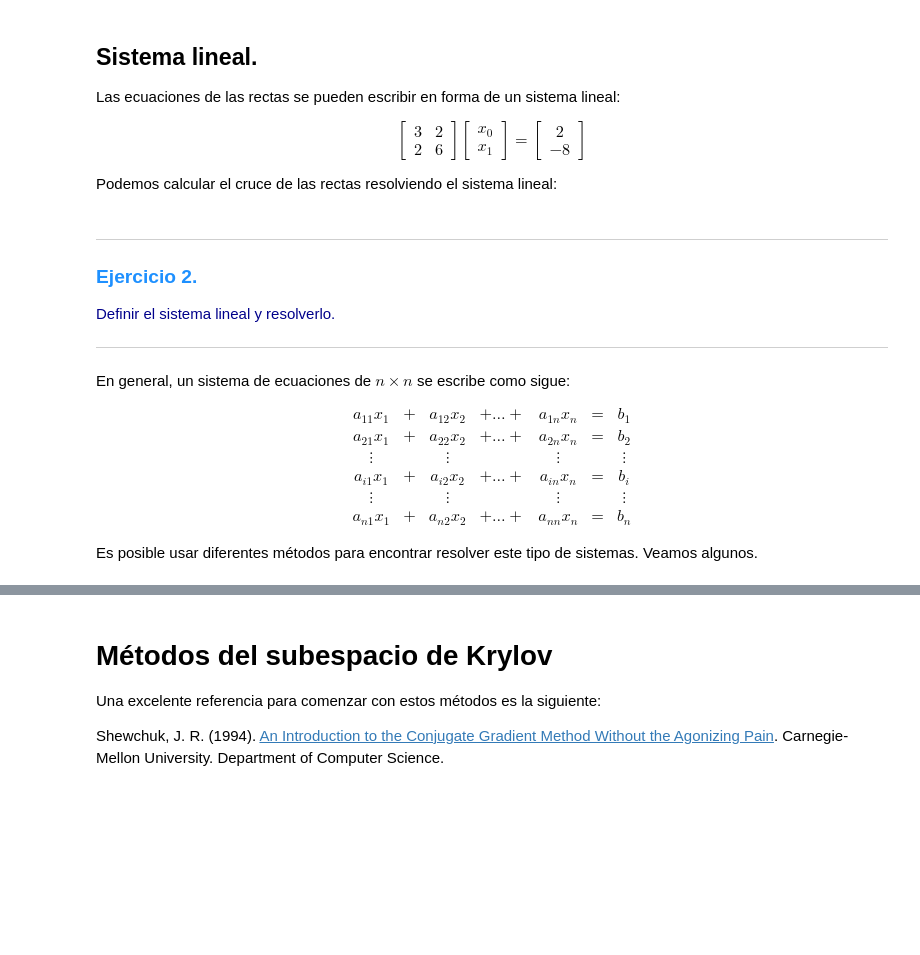
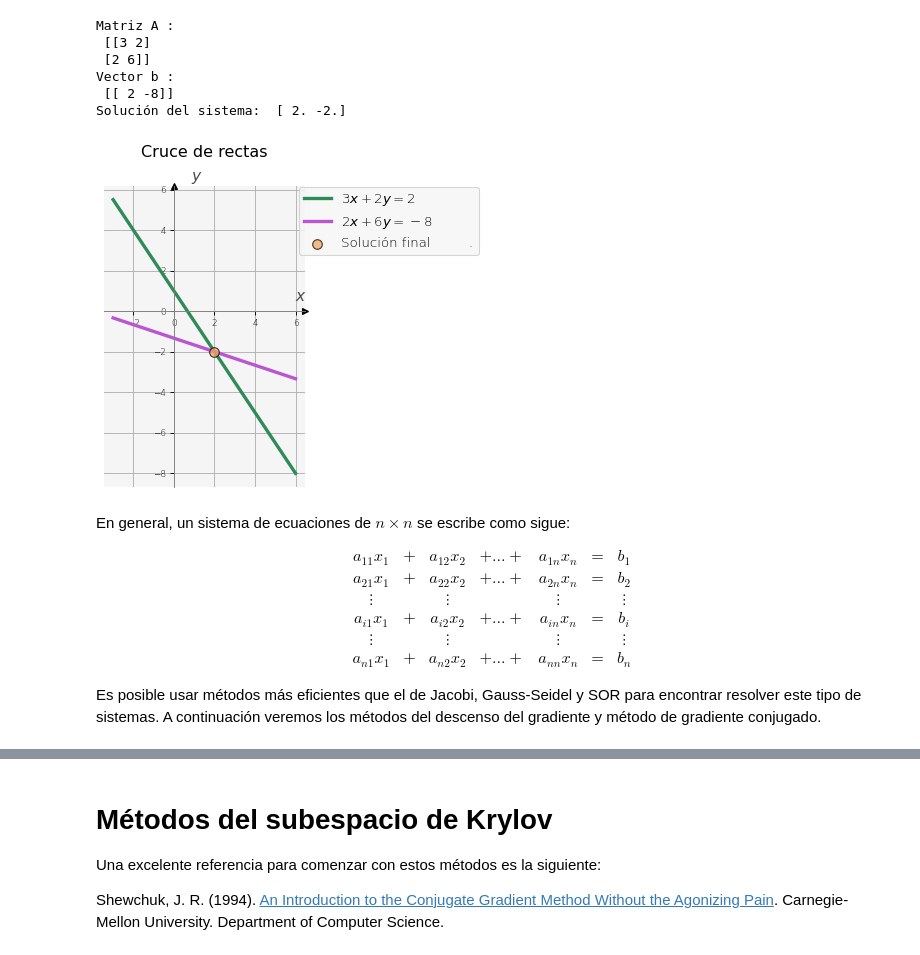
Before and after one commit to repomacti/macti, a Jupyter notebook: notebooks/Algebra_Lineal_01/07_Sol_Sis_Lin_Krylov.ipynb, the cells around one changed output, grey strips where cells are left out. Saved outputs shown, nothing was run; the diff lists cells and outputs as text; code cells hidden in the pictures; blank space fills up the shorter version.

```diff
--- a/notebooks/Algebra_Lineal_01/07_Sol_Sis_Lin_Krylov.ipynb
+++ b/notebooks/Algebra_Lineal_01/07_Sol_Sis_Lin_Krylov.ipynb
@@ -80,40 +100,34 @@ macro.graf_rectas(x, y0, y1)
-# %% [markdown]
-## Sistema lineal.
-
-Las ecuaciones de las rectas se pueden escribir en forma de un sistema lineal:
-
-$$
-\left[
-\begin{array}{cc}
-3 & 2 \\
-2 & 6
-\end{array} \right]
-\left[
-\begin{array}{c}
-x_{0} \\
-x_{1}
-\end{array} \right] =
-\left[
-\begin{array}{c}
-2 \\
--8
-\end{array} \right]
-\tag{1}
-$$
-
-Podemos calcular el cruce de las rectas resolviendo el sistema lineal:
-# %% [markdown]
----
-### **<font color="DodgerBlue">Ejercicio 2.</font>**
-
-<font color="DarkBlue"> Definir el sistema lineal y resolverlo.</font>
-
----
 # %%
+# Dominio
+x = np.linspace(-3,6,10)
+
+# Línea recta 1
+m1 = -3/2
+b1 = 1
+y1 = m1 * x + b1
+
+# Línea recta 2
+m2 = -2/6
+b2 = -8/6
+y2 = m2 * x + b2
+
+# Definimos el sistema de ecuaciones lineales
 A = np.array([[3, 2],[2,6]] )
 b = np.array([[2,-8]])
 print("Matriz A : \n",A)
 print("Vector b : \n", b)
 
-sol = np.linalg.solve(A,b[0]) # Función del módulo linalg para resolver el sistema
+# Resolvemos el sistema
+sol = np.linalg.solve(A,b[0])
 print("Solución del sistema: ", sol)
+
+# Usamos la función grafica() para mostrar las rectas y la solución
+grafica(x, y1, y2, sol)
+# %% [output]
+Matriz A :
+ [[3 2]
+ [2 6]]
+Vector b :
+ [[ 2 -8]]
+Solución del sistema:  [ 2. -2.]
+[figure, added]
@@ -136,4 +145,5 @@ a_{n1}x_1 & + & a_{n2}x_2 & + \dots + & a_{nn}x_n & = & b_n
 \end{array}
 $$
 
-Es posible usar diferentes métodos para encontrar resolver este tipo de sistemas. Veamos algunos.
+Es posible usar métodos más eficientes que el de Jacobi, Gauss-Seidel y SOR para encontrar resolver este tipo de sistemas.
+A continuación veremos los métodos del descenso del gradiente y método de gradiente conjugado.
```
Also changed, not shown: parts of 67 cells of this notebook, 8 other files.
